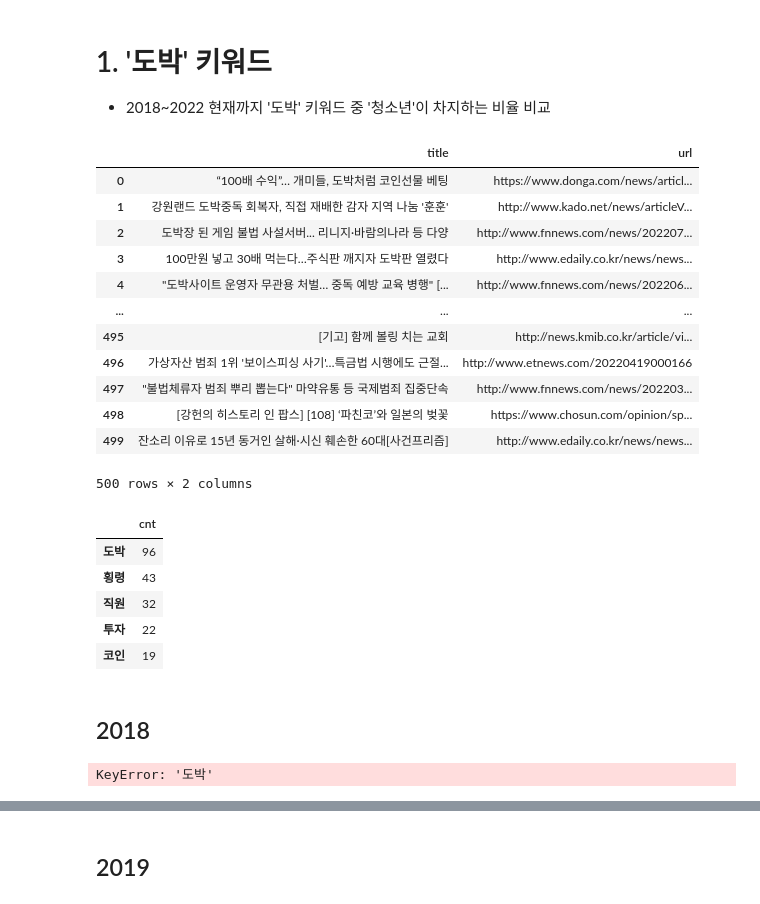
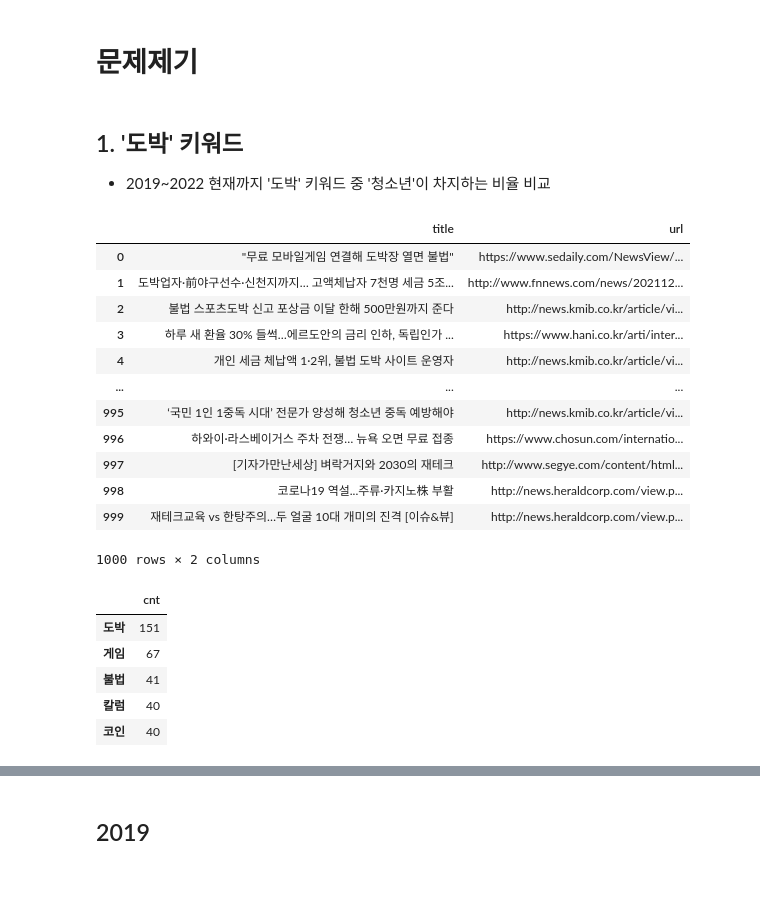
Before and after one commit to kyunakim/crawling-project, a Jupyter notebook: 문제제기.ipynb, the cells around one changed output, grey strips where cells are left out. Saved outputs shown, nothing was run; the diff lists cells and outputs as text; code cells hidden in the pictures.

```diff
--- a/문제제기.ipynb
+++ b/문제제기.ipynb
@@ -1,6 +1,8 @@
+# %% [markdown]
+# 문제제기
 # %% [markdown]
-# 1. '도박' 키워드
-- 2018~2022 현재까지 '도박' 키워드 중 '청소년'이 차지하는 비율 비교
+## 1. '도박' 키워드
+- 2019~2022 현재까지 '도박' 키워드 중 '청소년'이 차지하는 비율 비교
 # %%
 from bs4 import BeautifulSoup
 import urllib
@@ -12,48 +14,47 @@ global news_df, keyword
 def News(keyword, ex_keyword, num, start_date, end_date):
     global news_df, url,page_num
 
     keyword = urllib.parse.quote(keyword) #퍼센트인코딩 #URL에 문자를 표현하는 인코딩방법(URL에 한글이 섞이면 오류 발생)
     ex_keyword = urllib.parse.quote(ex_keyword) #퍼센트인코딩 #URL에 문자를 표현하는 인코딩방법(URL에 한글이 섞이면 오류 발생)
 
     news_df = pd.DataFrame(columns=['title','url'])
 
     page_num=1
     i=0 #크롤링한 기사의 수
     while num > i:
         url = 'https://search.naver.com/search.naver?where=news&sm=tab_jum&query='+keyword+ '+-' + ex_keyword + '&photo=3'+'&pd=3'+ '&ds='+start_date+'&de='+end_date+'&start='+str(page_num)
         html = rq.urlopen(url)
         bs = BeautifulSoup(html,'html.parser')
         texts = bs.find_all(class_='news_tit')
 
         for text in texts:
             news_df.loc[i,'title'] = text.get_text()
             news_df.loc[i,'url'] = text['href']
             i +=1
             if i == num:
                 break
         page_num +=10
     return news_df
 
 #검색키워드, 제외키워드, num, start_date, end_date
-# News('도박','슈', 1000,'2018.01.01','2018.12.31')
 # News('도박','양현석', 1000,'2019.01.01','2019.12.31')
 # News('도박',' ', 1000,'2020.01.01','2020.12.31')
-# News('도박','이재명', 1000,'2021.01.01','2021.12.31')
-News('도박','공무원', 500,'2022.01.01','2022.07.29')
+News('도박','이재명', 1000,'2021.01.01','2021.12.31')
+# News('도박','공무원', 500,'2022.01.01','2022.07.29')
 # %% [output]
 |  | title | url |
-| 0 | “100배 수익”… 개미들, 도박처럼 코인선물 베팅 | https://www.donga.com/news/articl... |
-| 1 | 강원랜드 도박중독 회복자, 직접 재배한 감자 지역 나눔 '훈훈' | http://www.kado.net/news/articleV... |
-| 2 | 도박장 된 게임 불법 사설서버... 리니지·바람의나라 등 다양 | http://www.fnnews.com/news/202207... |
-| 3 | 100만원 넣고 30배 먹는다…주식판 깨지자 도박판 열렸다 | http://www.edaily.co.kr/news/news... |
-| 4 | "도박사이트 운영자 무관용 처벌… 중독 예방 교육 병행" [... | http://www.fnnews.com/news/202206... |
+| 0 | "무료 모바일게임 연결해 도박장 열면 불법" | https://www.sedaily.com/NewsView/... |
+| 1 | 도박업자·前야구선수·신천지까지… 고액체납자 7천명 세금 5조... | http://www.fnnews.com/news/202112... |
+| 2 | 불법 스포츠도박 신고 포상금 이달 한해 500만원까지 준다 | http://news.kmib.co.kr/article/vi... |
+| 3 | 하루 새 환율 30% 들썩…에르도안의 금리 인하, 독립인가 ... | https://www.hani.co.kr/arti/inter... |
+| 4 | 개인 세금 체납액 1·2위, 불법 도박 사이트 운영자 | http://news.kmib.co.kr/article/vi... |
 | ... | ... | ... |
-| 495 | [기고] 함께 볼링 치는 교회 | http://news.kmib.co.kr/article/vi... |
-| 496 | 가상자산 범죄 1위 '보이스피싱 사기'…특금법 시행에도 근절... | http://www.etnews.com/20220419000166 |
-| 497 | "불법체류자 범죄 뿌리 뽑는다" 마약유통 등 국제범죄 집중단속 | http://www.fnnews.com/news/202203... |
-| 498 | [강헌의 히스토리 인 팝스] [108] ‘파친코’와 일본의 벚꽃 | https://www.chosun.com/opinion/sp... |
-| 499 | 잔소리 이유로 15년 동거인 살해·시신 훼손한 60대[사건프리즘] | http://www.edaily.co.kr/news/news... |
+| 995 | ‘국민 1인 1중독 시대’ 전문가 양성해 청소년 중독 예방해야 | http://news.kmib.co.kr/article/vi... |
+| 996 | 하와이·라스베이거스 주차 전쟁… 뉴욕 오면 무료 접종 | https://www.chosun.com/internatio... |
+| 997 | [기자가만난세상] 벼락거지와 2030의 재테크 | http://www.segye.com/content/html... |
+| 998 | 코로나19 역설...주류·카지노株 부활 | http://news.heraldcorp.com/view.p... |
+| 999 | 재테크교육 vs 한탕주의…두 얼굴 10대 개미의 진격 [이슈&뷰] | http://news.heraldcorp.com/view.p... |
-500 rows × 2 columns
+1000 rows × 2 columns
 # %%
 import re
 target = news_df['title'].values #Series.values = array
@@ -76,10 +77,6 @@ for word, tag in morph: #word= 단어 / tag=품사
 
 count = Counter(noun_list) #단어별 숫자세주기
 
-# 2018
-# data18 =dict(count.most_common()) #빈도수 정리 내림차
-# series = pd.Series(data18)
-
 #2019
 # data19 =dict(count.most_common()) #빈도수 정리 내림차
 # series = pd.Series(data19)
@@ -88,28 +85,20 @@ count = Counter(noun_list) #단어별 숫자세주기
 # data20 =dict(count.most_common()) #빈도수 정리 내림차
 # series = pd.Series(data20)
 
-#2021
-# data21 =dict(count.most_common()) #빈도수 정리 내림차
-# series = pd.Series(data21)
+2021
+data21 =dict(count.most_common()) #빈도수 정리 내림차
+series = pd.Series(data21)
 
-#2022
-data22 =dict(count.most_common()) #빈도수 정리 내림차
-series = pd.Series(data22)
+# #2022
+# data22 =dict(count.most_common()) #빈도수 정리 내림차
+# series = pd.Series(data22)
 
 df=pd.DataFrame(series, columns=['cnt'])
 df.head()
 # %% [output]
 |  | cnt |
-| 도박 | 96 |
-| 횡령 | 43 |
-| 직원 | 32 |
-| 투자 | 22 |
-| 코인 | 19 |
+| 도박 | 151 |
+| 게임 | 67 |
+| 불법 | 41 |
+| 칼럼 | 40 |
+| 코인 | 40 |
-# %% [markdown]
-## 2018
-# %%
-data18.pop('도박')
-data18.pop('불법')
-data18.pop('문제')
-# %% [output]
-KeyError: '도박'
```
Also changed, not shown: parts of 16 cells of this notebook, 1 other file.
